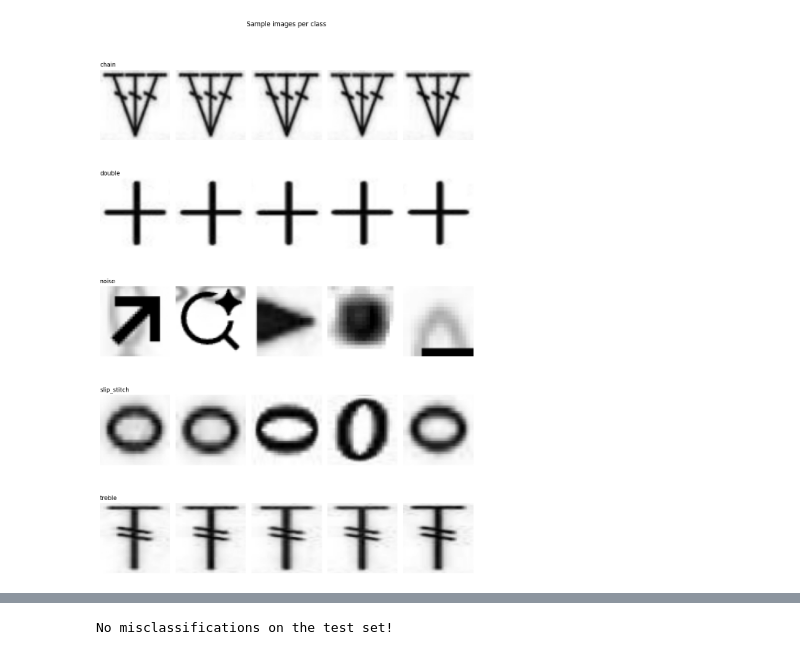
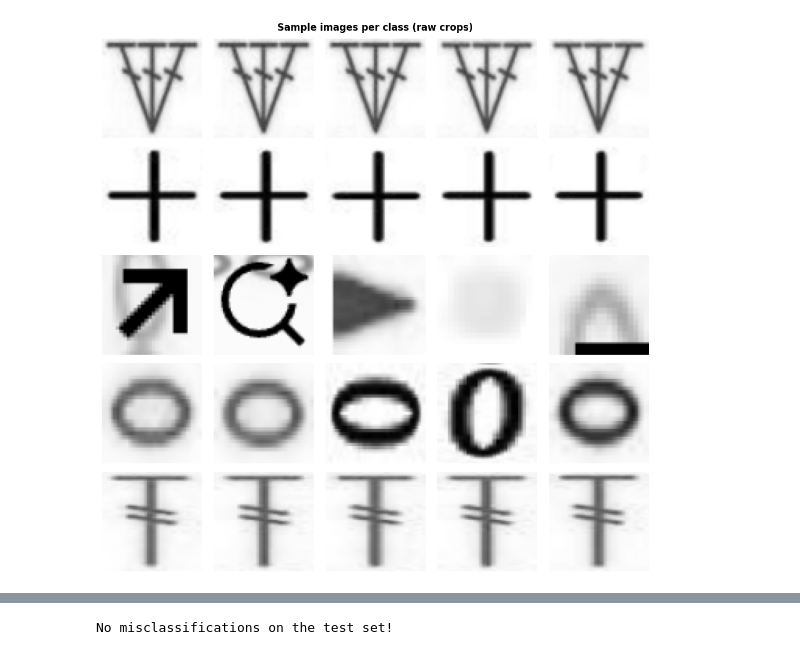
Before and after one commit to FrogTravel/crochet_studio, a Jupyter notebook: baseline_ml.ipynb, the cells around one changed output, grey strips where cells are left out. Cells and saved outputs as stored; diff of their text form; code cells hidden in the pictures.

```diff
--- a/baseline_ml.ipynb
+++ b/baseline_ml.ipynb
@@ -52,18 +132,22 @@ Total loaded: 190 images, 5 classes
 # %%
-# Visualise a few samples per class
-classes = sorted(set(labels))
-fig, axes = plt.subplots(len(classes), 5, figsize=(10, 3 * len(classes)))
-for row, cls in enumerate(classes):
-    cls_imgs = [img for img, lbl in zip(images, labels) if lbl == cls]
-    for col in range(5):
-        ax = axes[row][col] if len(classes) > 1 else axes[col]
-        if col < len(cls_imgs):
-            ax.imshow(cls_imgs[col], cmap='gray')
+# Visualise a few samples per class (raw, before any transform)
+classes = list(le.classes_)
+n_show  = 5
+fig, axes = plt.subplots(len(classes), n_show, figsize=(n_show*2, len(classes)*2))
+
+for ri, cls in enumerate(classes):
+    idxs = [i for i, lbl in enumerate(all_labels) if lbl == cls][:n_show]
+    for ci in range(n_show):
+        ax = axes[ri, ci]
         ax.axis('off')
-        if col == 0:
-            ax.set_title(cls, fontsize=11, loc='left')
-plt.suptitle("Sample images per class", y=1.01)
+        if ci < len(idxs):
+            img = cv2.imread(str(all_paths[idxs[ci]]), cv2.IMREAD_GRAYSCALE)
+            ax.imshow(img, cmap='gray', vmin=0, vmax=255)
+        if ci == 0:
+            ax.set_ylabel(cls, fontsize=10, rotation=0, labelpad=50, va='center')
+
+plt.suptitle('Sample images per class (raw crops)', fontweight='bold')
 plt.tight_layout()
 plt.show()
 # %% [output]
-[figure, old version]
+[figure, new version]
```
Also changed, not shown: parts of 14 cells of this notebook, 5 other files.
